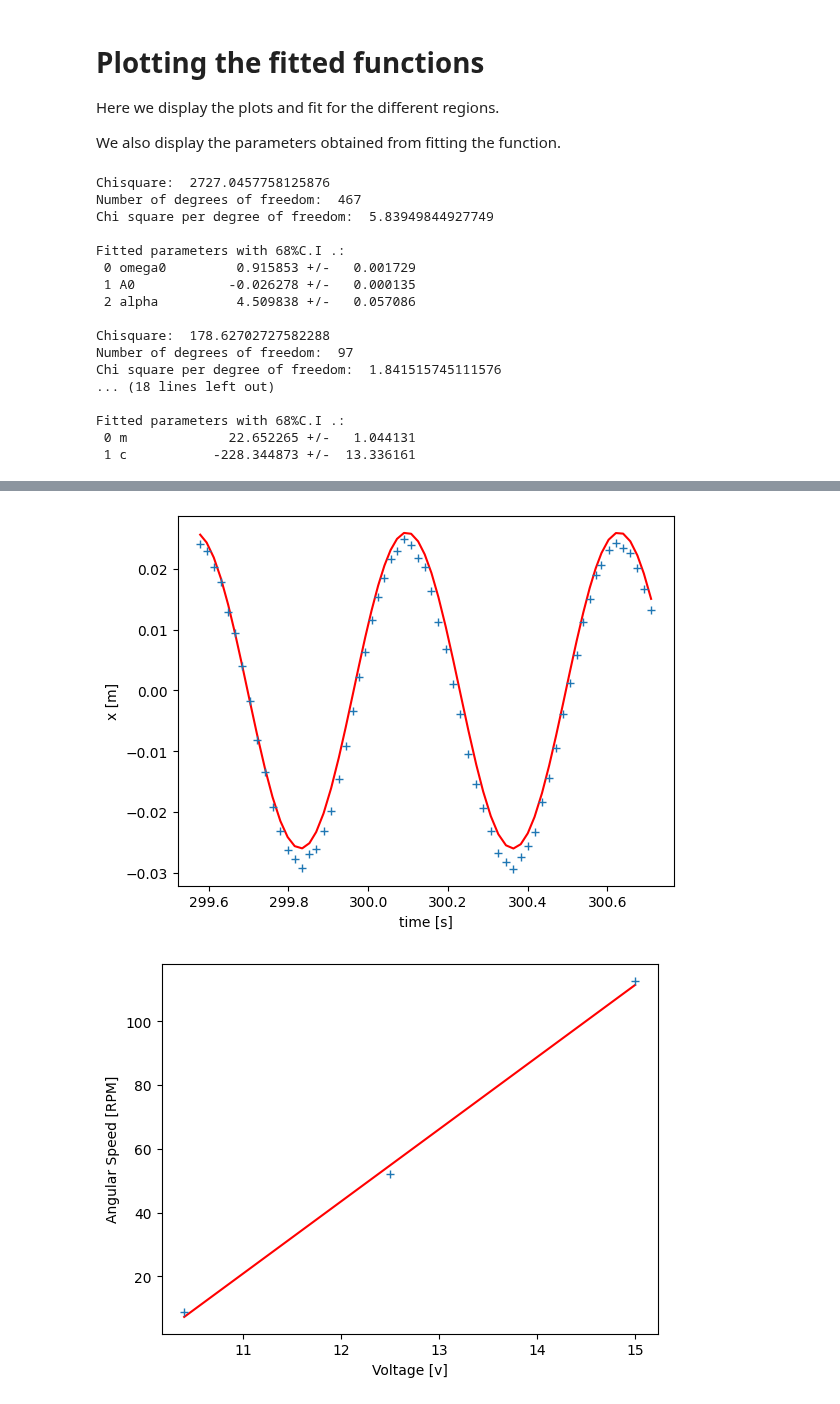
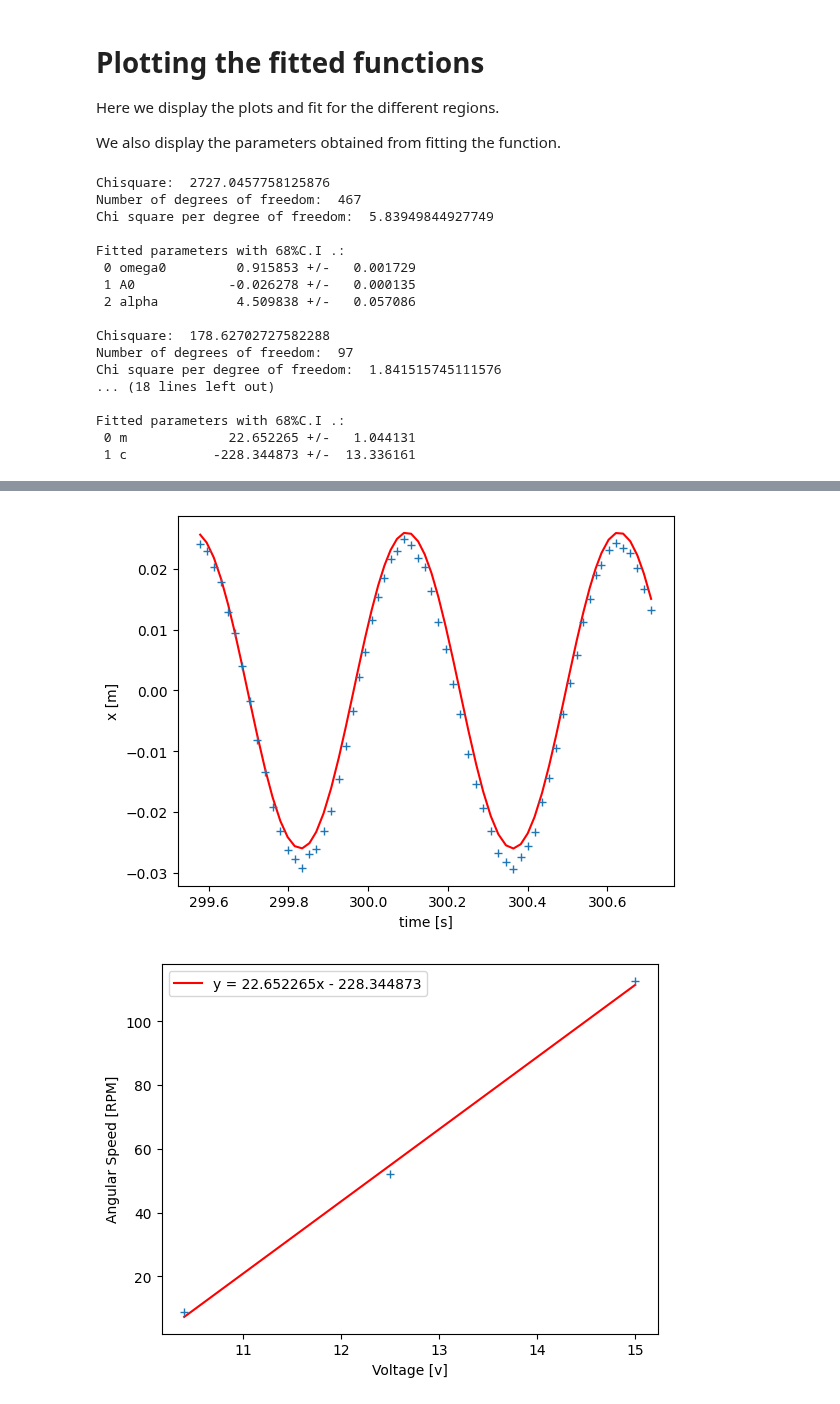
Before and after one commit to PEPT-Data-Analysis-Group/PEPT-, a Jupyter notebook: calibration.ipynb, the cells around one changed output, grey strips where cells are left out. Saved outputs shown, nothing was run; the diff lists cells and outputs as text; code cells hidden in the pictures.

Commit message:
Updated labels

```diff
--- a/calibration.ipynb
+++ b/calibration.ipynb
@@ -119,10 +119,19 @@ def fitting(func, t, y, *args, **kwargs):
     for i,pmin in enumerate(popt):
         print("%2i %-10s %12f +/- %10f"%(i,name[i],pmin,np.sqrt(pcov[i,i])*np.sqrt(min_chisq/dof)))
     print()
+
+
     yfit = func(t,*popt)
-    plt.plot(t, yfit, '-r')
-    plt.xlabel(args[0])
-    plt.ylabel(args[1])
+
+    if(len(args) == 3):
+        plt.plot(t, yfit, '-r', label=args[2])
+        plt.xlabel(args[0])
+        plt.ylabel(args[1])
+        plt.legend()
+    else:
+        plt.plot(t, yfit, '-r')
+        plt.xlabel(args[0])
+        plt.ylabel(args[1])
     # plt.xlim(min(t), max(t))
     # plt.ylim(min(y), max(y))
     return popt[0]
@@ -135,30 +144,30 @@ We also display the parameters obtained from fitting the function.
 # %%
 omega = np.array([fitting(f, t1, x1, "time [s]", "x [m]", omega0=1, A0=25, alpha=1),
         fitting(f, t2, x2, "time [s]", "x [m]", omega0=6, A0=25, alpha0=1),
         fitting(f, t3, x3, "time [s]", "x [m]", omega0=8, A0=17, alpha0=0.5)])*60/(2*np.pi)
 
 voltage = np.array([10.4, 12.5, 15])
 
-gradient = fitting(L_f, voltage, omega,"Voltage [v]", "Angular Speed [RPM]", m = 2, c = 1)
+gradient = fitting(L_f, voltage, omega,"Voltage [v]", "Angular Speed [RPM]", "y = 22.652265x - 228.344873", m = 2, c = 1)
 # %% [output]
 Chisquare:  2727.0457758125876
 Number of degrees of freedom:  467
 Chi square per degree of freedom:  5.83949844927749
 
 Fitted parameters with 68%C.I .:
  0 omega0         0.915853 +/-   0.001729
  1 A0            -0.026278 +/-   0.000135
  2 alpha          4.509838 +/-   0.057086
 
 Chisquare:  178.62702727582288
 Number of degrees of freedom:  97
 Chi square per degree of freedom:  1.841515745111576
 ... (18 lines left out)
 
 Fitted parameters with 68%C.I .:
  0 m             22.652265 +/-   1.044131
  1 c           -228.344873 +/-  13.336161
 [figure]
 [figure]
 [figure]
-[figure, old version]
+[figure, new version]
```
